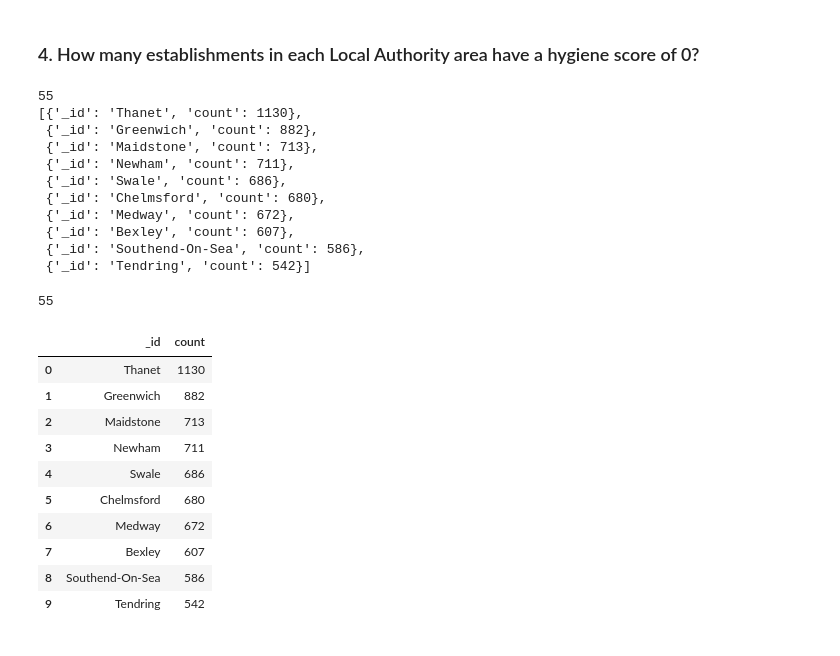
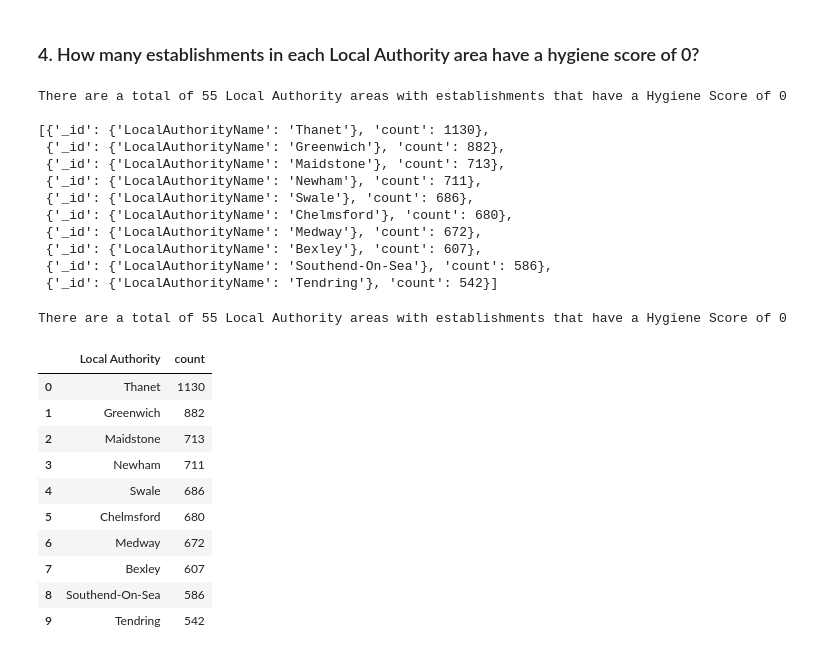
Before and after one commit to andcetera/nosql-challenge, a Jupyter notebook: Project_Files/analysis.ipynb, the cells around one changed output. Saved outputs shown, nothing was run; the diff lists cells and outputs as text; code cells hidden in the pictures.

Commit message:
modify comments & print statements

```diff
--- a/Project_Files/analysis.ipynb
+++ b/Project_Files/analysis.ipynb
@@ -190,7 +191,7 @@ df3
 match4 = {'$match': {'scores.Hygiene': 0}}
 
 # 2. Groups the matches by Local Authority
-group4 = {'$group': {'_id': '$LocalAuthorityName', 'count': {'$sum': 1}}}
+group4 = {'$group': {'_id': {'LocalAuthorityName': '$LocalAuthorityName'}, 'count': {'$sum': 1}}}
 
 # 3. Sorts the matches from highest to lowest
 sort4 = {'$sort': {'count': -1}}
@@ -199,34 +200,37 @@ pipeline = [match4, group4, sort4]
 results4 = list(establishments.aggregate(pipeline))
 
 # Print the number of documents in the result
-print(len(results4))
+print(f"There are a total of {len(results4)} Local Authority areas with establishments that have a Hygiene Score of 0\n")
 
 # Print the first 10 results
 pprint(results4[0:10])
 # %% [output]
-55
-[{'_id': 'Thanet', 'count': 1130},
- {'_id': 'Greenwich', 'count': 882},
- {'_id': 'Maidstone', 'count': 713},
- {'_id': 'Newham', 'count': 711},
- {'_id': 'Swale', 'count': 686},
- {'_id': 'Chelmsford', 'count': 680},
- {'_id': 'Medway', 'count': 672},
- {'_id': 'Bexley', 'count': 607},
- {'_id': 'Southend-On-Sea', 'count': 586},
- {'_id': 'Tendring', 'count': 542}]
+There are a total of 55 Local Authority areas with establishments that have a Hygiene Score of 0
+
+[{'_id': {'LocalAuthorityName': 'Thanet'}, 'count': 1130},
+ {'_id': {'LocalAuthorityName': 'Greenwich'}, 'count': 882},
+ {'_id': {'LocalAuthorityName': 'Maidstone'}, 'count': 713},
+ {'_id': {'LocalAuthorityName': 'Newham'}, 'count': 711},
+ {'_id': {'LocalAuthorityName': 'Swale'}, 'count': 686},
+ {'_id': {'LocalAuthorityName': 'Chelmsford'}, 'count': 680},
+ {'_id': {'LocalAuthorityName': 'Medway'}, 'count': 672},
+ {'_id': {'LocalAuthorityName': 'Bexley'}, 'count': 607},
+ {'_id': {'LocalAuthorityName': 'Southend-On-Sea'}, 'count': 586},
+ {'_id': {'LocalAuthorityName': 'Tendring'}, 'count': 542}]
 # %%
 # Convert the result to a Pandas DataFrame
-df4 = pd.DataFrame(results4)
+jsndf = pd.json_normalize(results4)
+rn = jsndf.rename(columns={'_id.LocalAuthorityName':'Local Authority'})
+df4 = rn[['Local Authority', 'count']]
 
 # Display the number of rows in the DataFrame
-print(len(df4))
+print(f"There are a total of {len(df4)} Local Authority areas with establishments that have a Hygiene Score of 0\n")
 
 # Display the first 10 rows of the DataFrame
 df4.head(10)
 # %% [output]
-55
+There are a total of 55 Local Authority areas with establishments that have a Hygiene Score of 0
-|  | _id | count |
+|  | Local Authority | count |
 | 0 | Thanet | 1130 |
 | 1 | Greenwich | 882 |
 | 2 | Maidstone | 713 |
```
Also changed, not shown: parts of 5 cells of this notebook.
